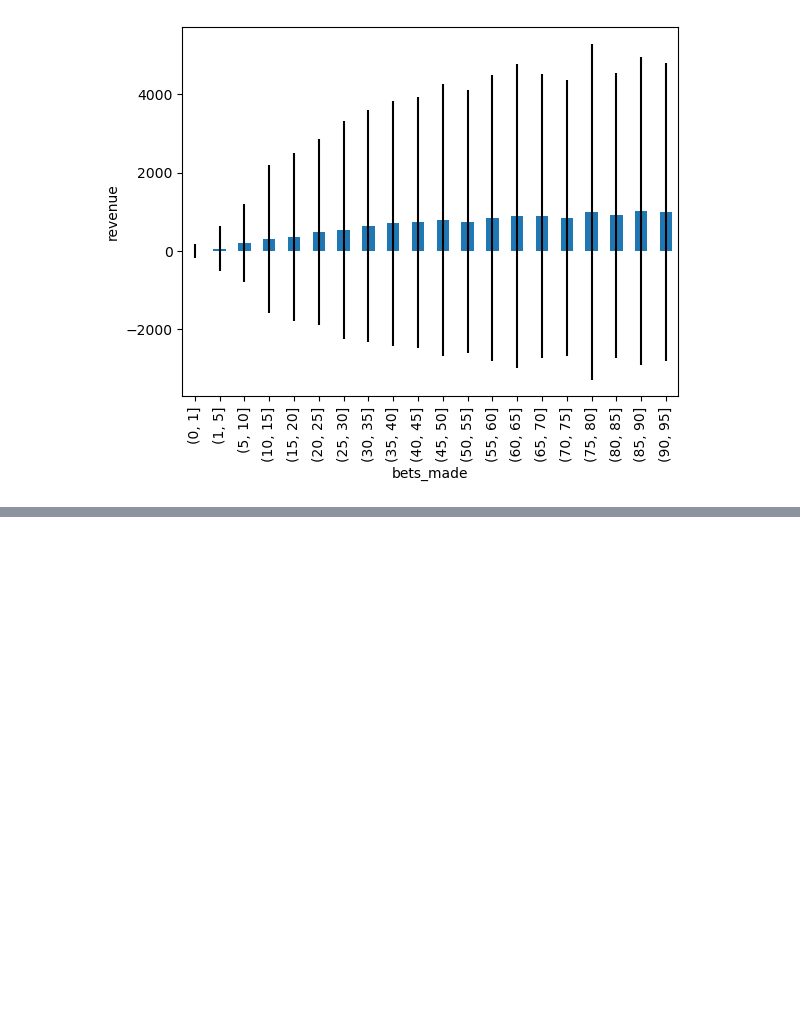
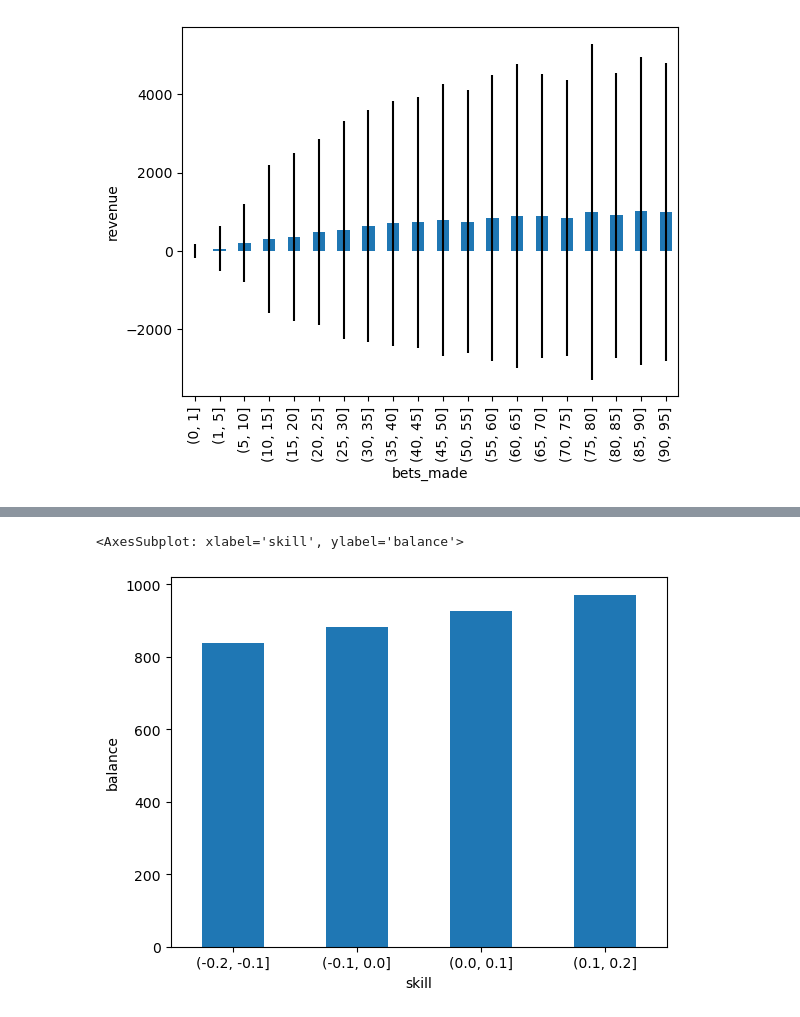
Before and after one commit to alecglen/betbook-sim, a Jupyter notebook: bb-sim.ipynb, the cells around one changed output, grey strips where cells are left out. Drawn from its saved outputs; the diff is of its cells as text; code cells hidden in the pictures; blank space fills up the shorter version.

```diff
--- a/bb-sim.ipynb
+++ b/bb-sim.ipynb
@@ -71,0 +84,7 @@ run_and_graph(tracking='revenue')
+# %%
+binned = pd.cut(results.skill, bins=list(i / 100 for i in range(-20, 25, 10)))
+grouping = results.groupby(binned)
+grouping.balance.median().plot(kind='bar', ylabel='balance', rot=0)
+# %% [output]
+<AxesSubplot: xlabel='skill', ylabel='balance'>
+[figure, added]
```
Also changed, not shown: parts of 2 cells of this notebook, 1 other file.
